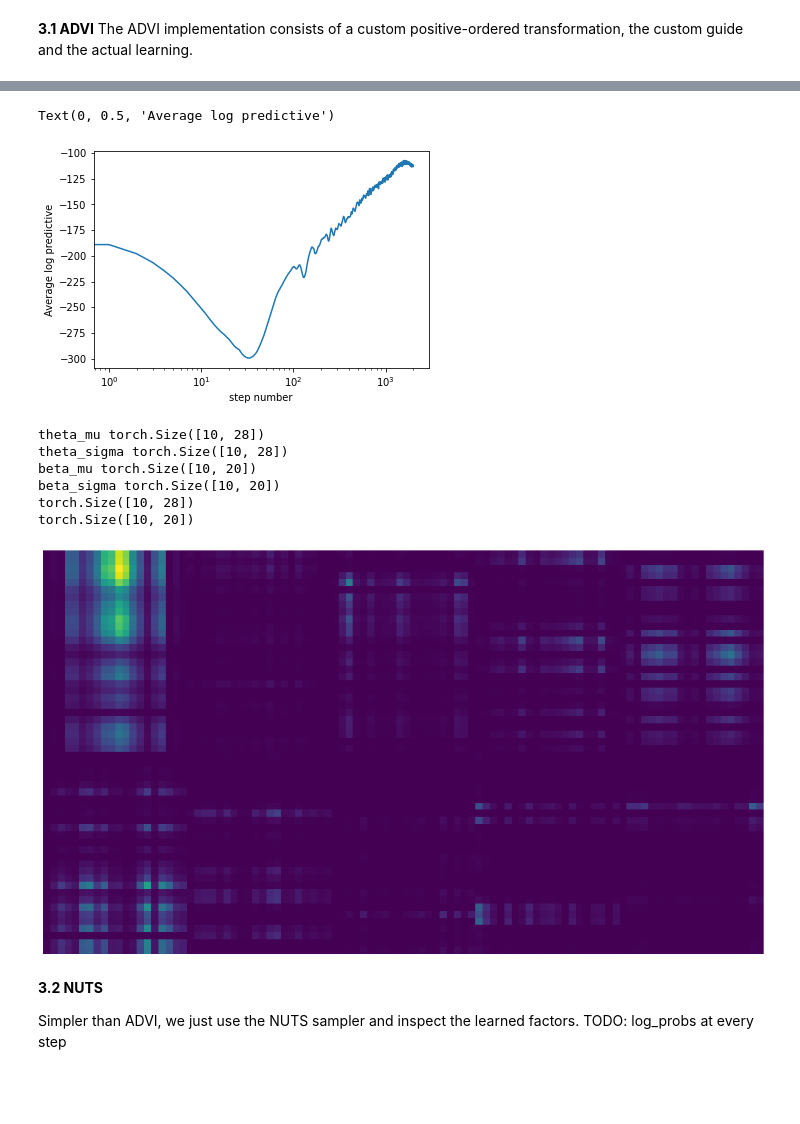
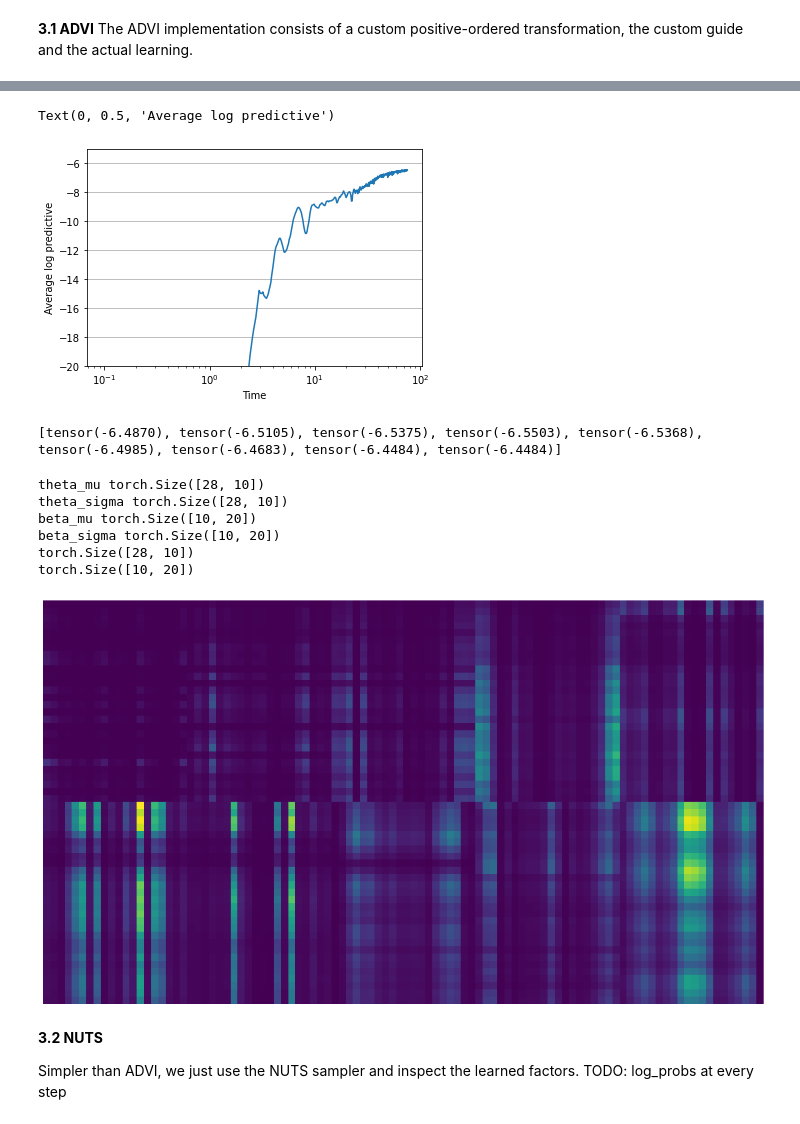
Before and after one commit to lorenzkuhn/advi, a Jupyter notebook: GammaPoisson.ipynb, the cells around one changed output, grey strips where cells are left out. Saved outputs shown, nothing was run; the diff lists cells and outputs as text; code cells hidden in the pictures; blank space fills up the shorter version.

Commit message:
Update GammaPoisson.ipynb
Now works correctly with some graphs :)

```diff
--- a/GammaPoisson.ipynb
+++ b/GammaPoisson.ipynb
@@ -97,7 +101,7 @@ def show_factors(learned_beta, learned_theta):
 
     factors = torch.empty(size=(10, 28, 20))
     for i in range(10):
-        factors[i,:,:] = dist.Poisson(torch.ger(torch.transpose(learned_theta, 0, 1)[:,i], learned_beta[i,:])).mean
+        factors[i,:,:] = dist.Poisson(torch.ger(learned_theta[:,i], learned_beta[i,:])).mean
 
     factors_np = factors.detach().numpy()
     # show_examples(factors_np + ff.mean(axis=0), 10, 5)
@@ -171,28 +175,30 @@ class positive_ordered_transform(transforms.Transform):
 
       def _call(self, x):
           y = torch.zeros_like(x)
-          for i in range(x.size(dim=0)):
+          for i in range(x.size(dim=1)):
               if i == 0:
-                  y[i] = torch.exp(x[i])
+                  y[:,i] = torch.exp(x[:,i])
               else:
-                  y[i] = torch.exp(x[i]) + y[i-1]
+                  y[:,i] = torch.exp(x[:,i]) + y[:,i-1]
           assert(torch.isnan(y).any() == False)
           assert(torch.min(y) >= 0)
           return y
 
-      def _inverse(self, x):
-          y = torch.zeros_like(x)
-          for i in range(x.size(dim=0)):
+      def _inverse(self, y):
+          x = torch.zeros_like(y)
+          for i in range(y.size(dim=1)):
               if i == 0:
-                  y[i] = torch.log(x[i])
+                  x[:,i] = torch.log(y[:,i])
               else:
-                  y[i] = torch.log(x[i] - x[i-1])
-          assert(torch.isnan(y).any() == False)
-          return y
+                  x[:,i] = torch.log(y[:,i] - y[:,i-1])
+          assert(torch.isnan(x).any() == False)
+          return x
 
       # TODO: double-check mathematical correctness of this!
       def log_abs_det_jacobian(self, x, y):
-          return x.sum(axis=1)
+          result = x.sum(axis=1)
+          # print(result.size())
+          return result
 # %%
 # GUIDE
 def guide(y, U = 28, I = 20, K = 10):
@@ -259,28 +265,35 @@ for j in range(2000):
 # %%
-plt.plot(step_ids, test_log_predictives)
-plt.xlabel("step number")
+plt.plot(step_time, test_log_predictives)
+ax = plt.gca()
+ax.set_ylim([-20.0, -5.0])
+ax.grid(axis='y')
+plt.xlabel("Time")
 plt.xscale("log")
 plt.ylabel("Average log predictive")
 # %% [output]
 Text(0, 0.5, 'Average log predictive')
-[figure, old version]
+[figure, new version]
+# %%
+print(test_log_predictives[-10:-1])
+# %% [output]
+[tensor(-6.4870), tensor(-6.5105), tensor(-6.5375), tensor(-6.5503), tensor(-6.5368), tensor(-6.4985), tensor(-6.4683), tensor(-6.4484), tensor(-6.4484)]
 # %%
 # reconstruct factor pictures
 for name, value in pyro.get_param_store().items():
     print(name, pyro.param(name).shape)
 
 learned_theta_mu = pyro.get_param_store().get_param('theta_mu')
 learned_beta_mu = pyro.get_param_store().get_param('beta_mu')
 
-show_factors(torch.exp(learned_beta_mu), torch.exp(learned_theta_mu))
+show_factors(torch.exp(learned_beta_mu), positive_ordered_transform()(learned_theta_mu))
 # %% [output]
-theta_mu torch.Size([10, 28])
-theta_sigma torch.Size([10, 28])
+theta_mu torch.Size([28, 10])
+theta_sigma torch.Size([28, 10])
 beta_mu torch.Size([10, 20])
 beta_sigma torch.Size([10, 20])
-torch.Size([10, 28])
+torch.Size([28, 10])
 torch.Size([10, 20])
-[figure, old version]
+[figure, new version]
 # %% [markdown]
 **3.2 NUTS**
 
```
Also changed, not shown: parts of 10 cells of this notebook.
